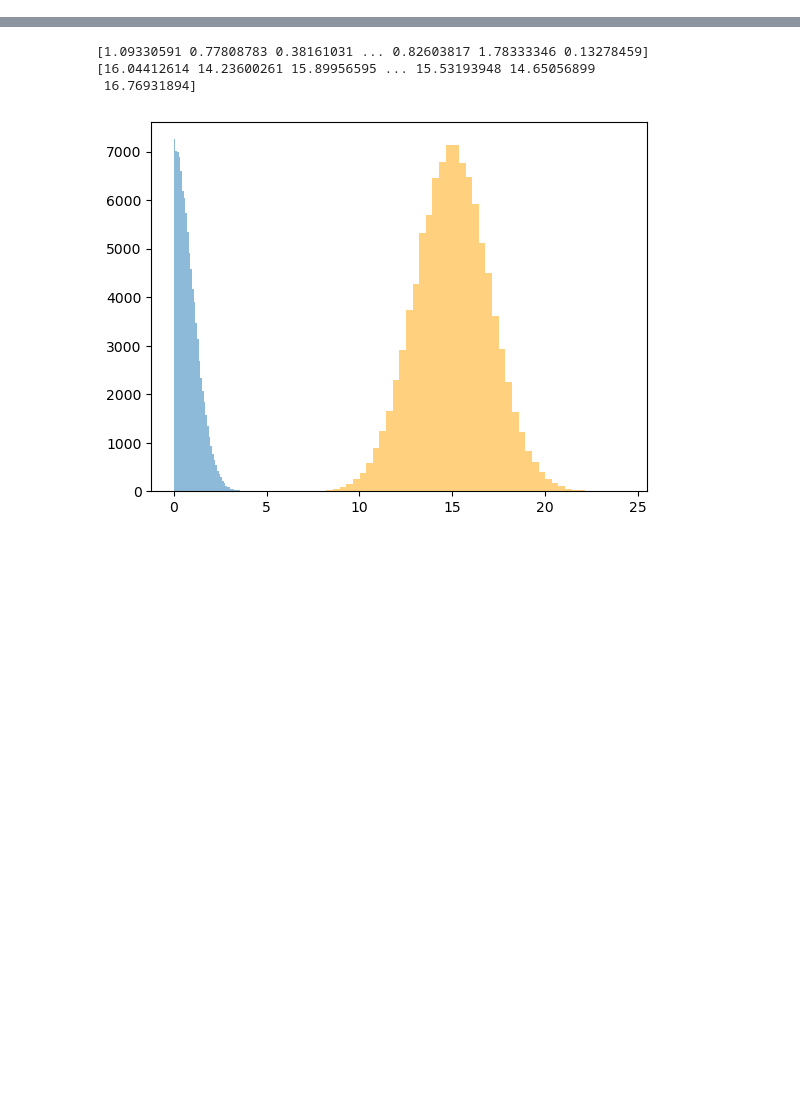
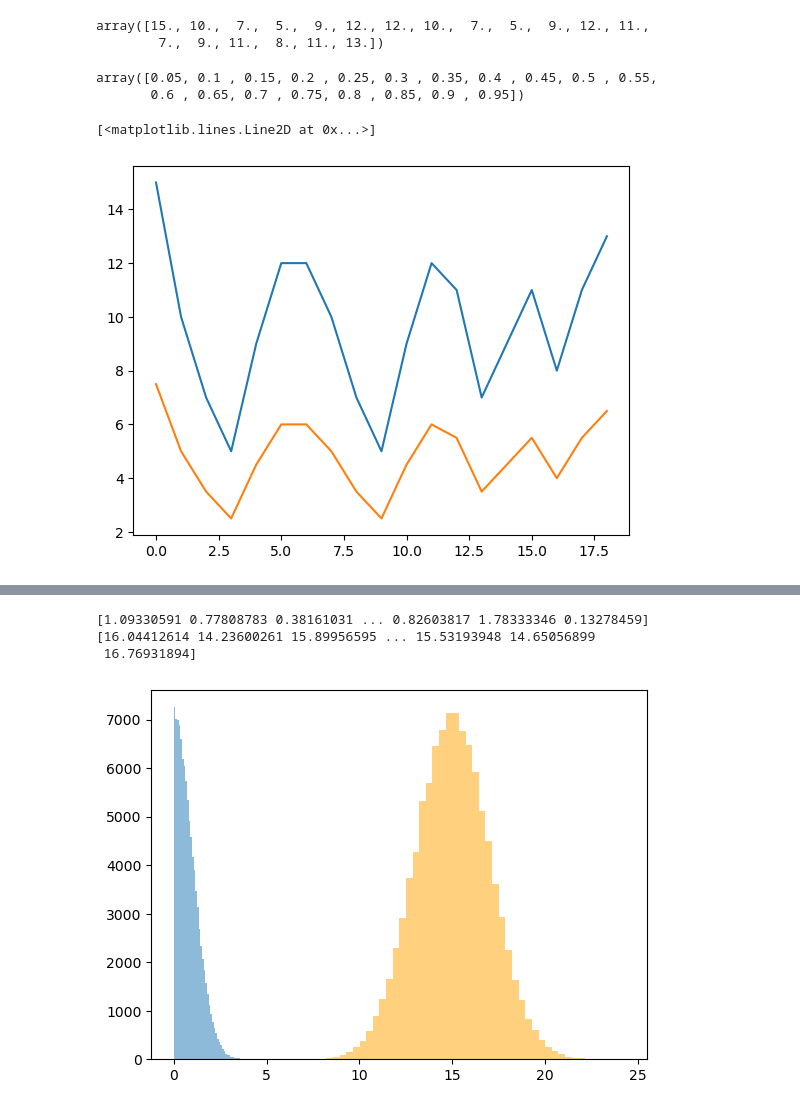
Before and after one commit to a-darcher/response_generator, a Jupyter notebook: dev_nbs/dev.ipynb, the cells around one changed output, grey strips where cells are left out. Drawn from its saved outputs; the diff is of its cells as text; code cells hidden in the pictures; blank space fills up the shorter version.

```diff
--- a/dev_nbs/dev.ipynb
+++ b/dev_nbs/dev.ipynb
@@ -10,0 +13,41 @@ from scipy.stats import beta
+# %%
+spiketimes = rng.uniform(0, 1, size=100)
+spikes = np.sort(spiketimes)
+# %%
+bins_0 = np.linspace(0, 1, 11)
+bins_1 = np.linspace(0.05, 0.95, 10)
+
+interleaved = np.zeros((1, len(bins_0) + len(bins_1) - 2),
+                        )
+hist_0 = np.histogram(spikes, bins_0)[0]
+hist_1 = np.histogram(spikes, bins_1)[0]
+
+interleaved[:,::2] = hist_0
+interleaved[:,1::2] = hist_1
+
+interleaved[0]
+# %% [output]
+array([15., 10.,  7.,  5.,  9., 12., 12., 10.,  7.,  5.,  9., 12., 11.,
+        7.,  9., 11.,  8., 11., 13.])
+# %%
+bins_0 = np.linspace(0, 1, 11)
+bins_1 = np.linspace(0.05, 0.95, 10)
+
+centers0 = np.convolve(bins_0, np.ones(2) / 2, mode="valid")
+centers1 = np.convolve(bins_1, np.ones(2) / 2, mode="valid")
+
+interleaved = np.zeros((1, len(bins_0) + len(bins_1) - 2),
+                        )
+
+interleaved[:,::2] = centers0
+interleaved[:,1::2] = centers1
+
+interleaved[0]
+# %% [output]
+array([0.05, 0.1 , 0.15, 0.2 , 0.25, 0.3 , 0.35, 0.4 , 0.45, 0.5 , 0.55,
+       0.6 , 0.65, 0.7 , 0.75, 0.8 , 0.85, 0.9 , 0.95])
+# %%
+bins_50 = np.linspace(0, 1, 21)   # 20 bins of 50 ms
+hist_50 = np.histogram(spikes, bins_50)[0]
+
+smoothed = np.convolve(hist_50, np.ones(2)/2, mode='valid')  # 19 values
@@ -10,0 +60,6 @@ from scipy.stats import beta
+# %%
+plt.plot(interleaved[0])
+plt.plot(smoothed)
+# %% [output]
+[<matplotlib.lines.Line2D at 0x...>]
+[figure, added]
```
Also changed, not shown: parts of 3 cells of this notebook, 8 other files.
